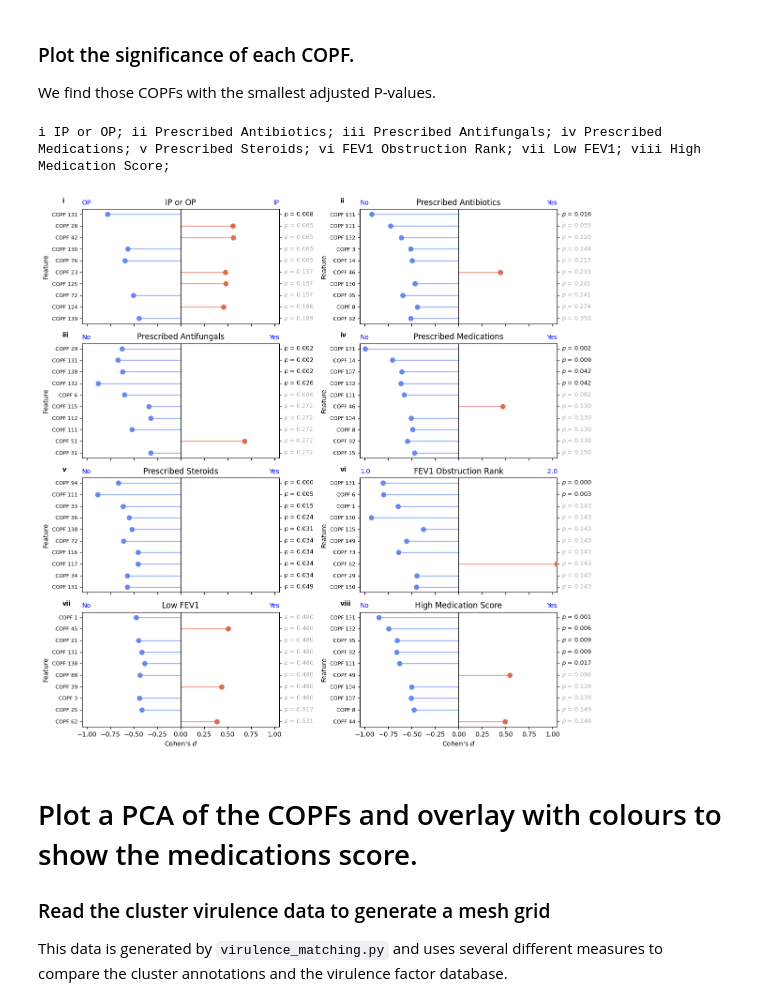
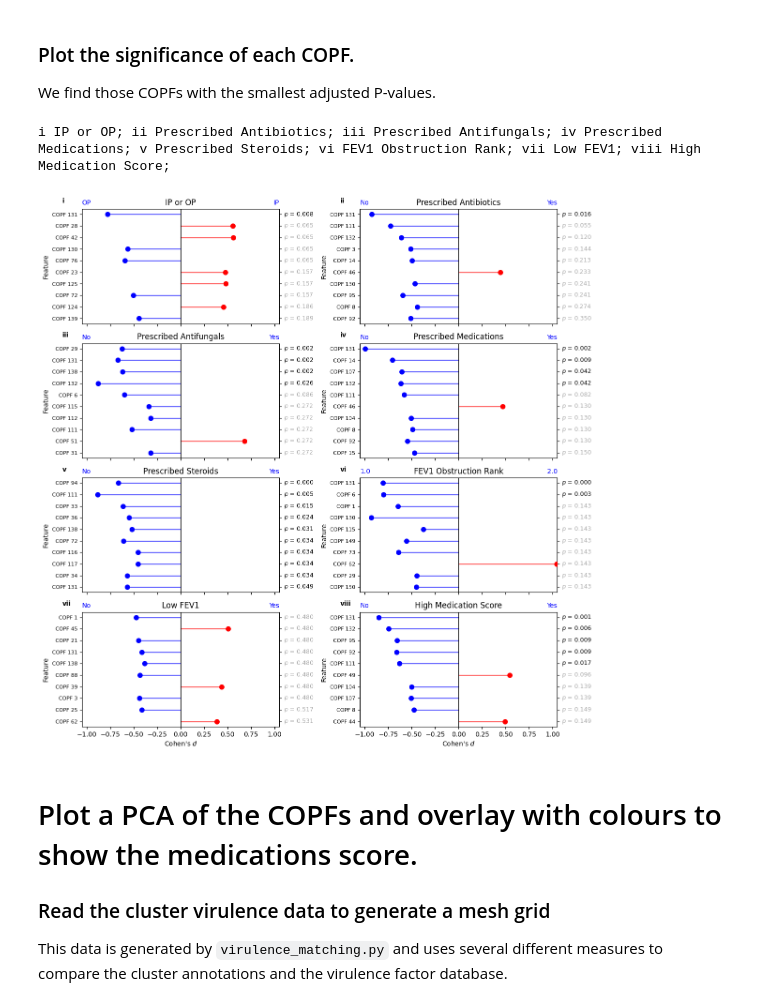
Before and after one commit to linsalrob/CF_Data_Analysis, a Jupyter notebook: Jupyter/HealthPCA.ipynb, the cells around one changed output. Drawn from its saved outputs; the diff is of its cells as text; code cells hidden in the pictures.

```diff
--- a/Jupyter/HealthPCA.ipynb
+++ b/Jupyter/HealthPCA.ipynb
@@ -246,15 +247,18 @@ for i, intcol in enumerate(cols_to_plot):
     adj_p = pval_df['adj_p'].reindex(best_diffs.index)
 
     cmap = sns.color_palette(cpalette)
-    colors = [cmap[0] if v < 0 else cmap[-1] for v in best_diffs.values]
+    #colors = [cmap[0] if v < 0 else cmap[-1] for v in best_diffs.values]
+    colors = ['blue' if v < 0 else 'red' for v in best_diffs.values]
     sns.stripplot(x=best_diffs.values, y=best_diffs.index, orient='h', size=8, palette=colors, ax=ax)
 
     # Plot sticks manually
     for i, (y, x) in enumerate(zip(best_diffs.index, best_diffs.values)):
         if x < 0:
-            ax.plot([0, x], [i, i], color=cmap[0], lw=1)  # stick line from 0 to point
+            # ax.plot([0, x], [i, i], color=cmap[0], lw=1)  # stick line from 0 to point
+            ax.plot([0, x], [i, i], color='blue', lw=1)  # stick line from 0 to point
         else:
-            ax.plot([0, x], [i, i], color=cmap[-1], lw=1)  # stick line from 0 to point
+            #ax.plot([0, x], [i, i], color=cmap[-1], lw=1)  # stick line from 0 to point
+            ax.plot([0, x], [i, i], color='red', lw=1)  # stick line from 0 to point
 
     ax.axvline(0, color='black', linewidth=0.8)
 
@@ -266,34 +270,34 @@ for i, intcol in enumerate(cols_to_plot):
         else:
             ax.text(ax.get_xlim()[1] + 0.05, i, f'$\\it{{p}}$ = {pval:.3f}', va='center', fontsize=9, c='darkgrey')
 
 
     ax.tick_params(axis='y', labelsize=8)
     ax.set_xlabel("Cohen's $\\it{{d}}$")
     ax.set_ylabel('Feature')
     ax.set_title(f'{intcol_title}')
     # add the category to the image
     ax.text(ax.get_xlim()[0], ax.get_ylim()[1] - 0.25, grps[0], ha='left', va='bottom', fontsize=10, c='b')
     ax.text(ax.get_xlim()[1], ax.get_ylim()[1] - 0.25, grps[1], ha='right', va='bottom', fontsize=10, c='b')
     ax.yaxis.set_ticks_position('both')   # show ticks on both left and right
     ax.tick_params(axis='y', which='both', right=True)
 
 # labels = [f"{chr(97+i)})" for i in range(nrows*ncols)] # this makes the labels a, b, c, d
 labels = [cf_analysis_lib.int2roman(i+1) for i in range(nrows*ncols)] # this makes the labels roman numerals
 for ax, label in zip(axes.flat, labels):
     ax.text(-0.1, 1.1, label, transform=ax.transAxes,
             fontsize=10, fontweight='bold', va='top', ha='left')
     print(f"{label} {ax.get_title()}", end="; ")
 print()
 
 # plt.suptitle(f"Effect size (Cohen's $\\it{{d}}$) for health data using {datasource}")
 plt.tight_layout()
 plt.savefig('final_images/fig1a.png', dpi=300)
 plt.savefig('final_images/fig1a.svg')
 cf_analysis_lib.create_thumbnail("fig1a.png")
 plt.show()
 # %% [output]
 i IP or OP; ii Prescribed Antibiotics; iii Prescribed Antifungals; iv Prescribed Medications; v Prescribed Steroids; vi FEV1 Obstruction Rank; vii Low FEV1; viii High Medication Score;
-[figure, old version]
+[figure, new version]
 # %% [markdown]
 # Plot a PCA of the COPFs and overlay with colours to show the medications score.
 
```
Also changed, not shown: parts of 6 cells of this notebook, 9 other files.
